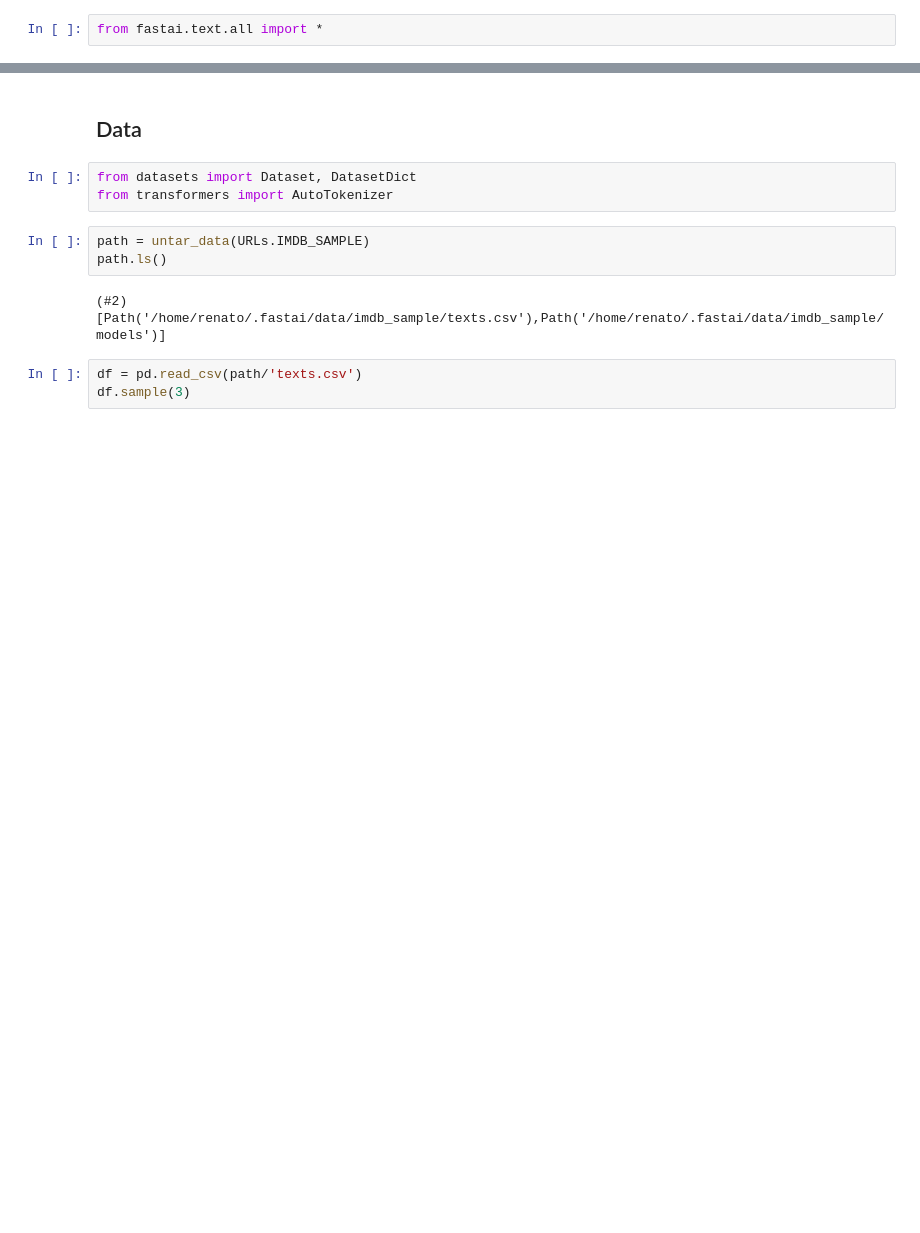
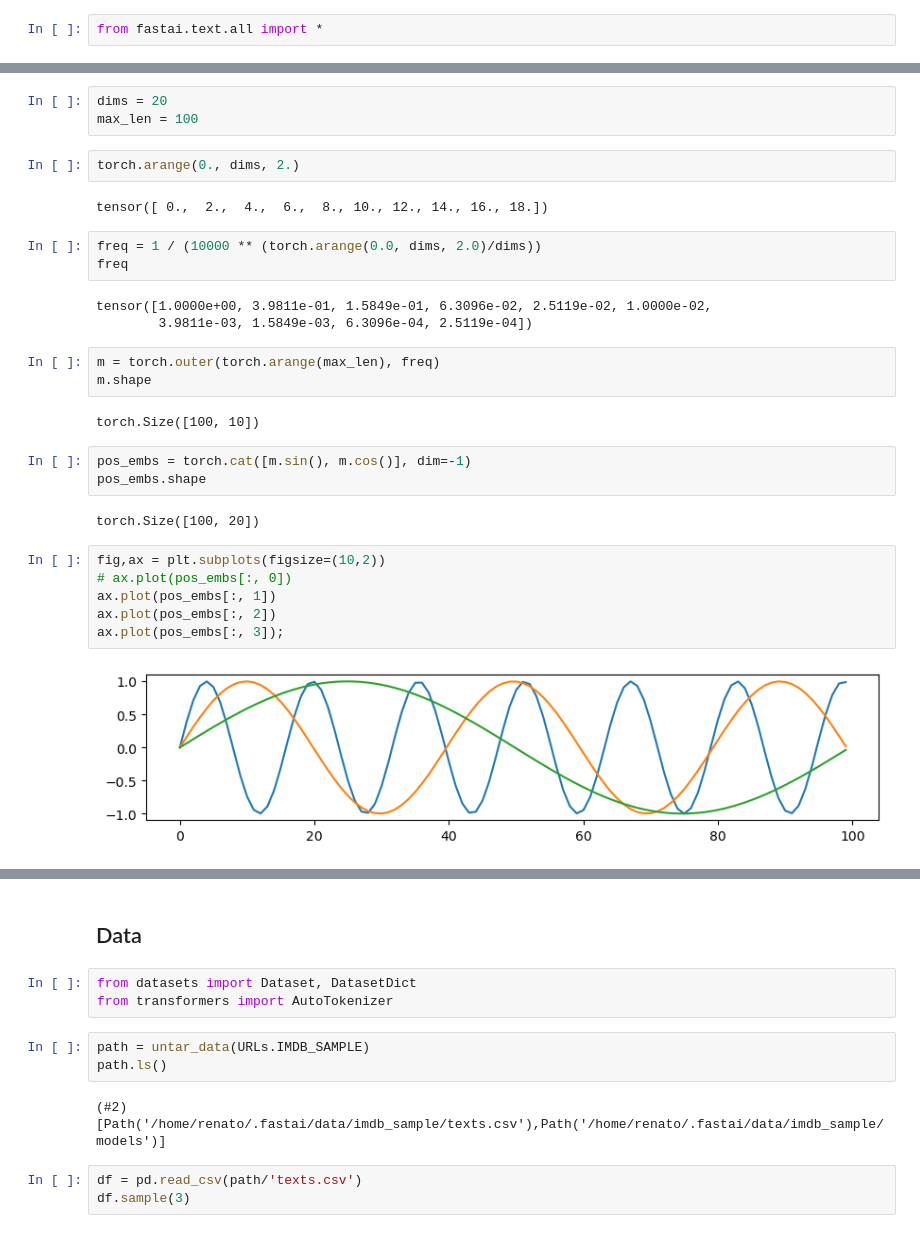
Before and after one commit to renato145/pucp_bootcamp_202401, a Jupyter notebook: nbs/05_transformer.ipynb, the cells around one changed output, grey strips where cells are left out. Saved outputs shown, nothing was run; the diff lists cells and outputs as text; blank space fills up the shorter version.

```diff
--- a/nbs/05_transformer.ipynb
+++ b/nbs/05_transformer.ipynb
@@ -2,0 +11,31 @@ from fastai.text.all import *
+# %%
+dims = 20
+max_len = 100
+# %%
+torch.arange(0., dims, 2.)
+# %% [output]
+tensor([ 0.,  2.,  4.,  6.,  8., 10., 12., 14., 16., 18.])
+# %%
+freq = 1 / (10000 ** (torch.arange(0.0, dims, 2.0)/dims))
+freq
+# %% [output]
+tensor([1.0000e+00, 3.9811e-01, 1.5849e-01, 6.3096e-02, 2.5119e-02, 1.0000e-02,
+        3.9811e-03, 1.5849e-03, 6.3096e-04, 2.5119e-04])
+# %%
+m = torch.outer(torch.arange(max_len), freq)
+m.shape
+# %% [output]
+torch.Size([100, 10])
+# %%
+pos_embs = torch.cat([m.sin(), m.cos()], dim=-1)
+pos_embs.shape
+# %% [output]
+torch.Size([100, 20])
+# %%
+fig,ax = plt.subplots(figsize=(10,2))
+# ax.plot(pos_embs[:, 0])
+ax.plot(pos_embs[:, 1])
+ax.plot(pos_embs[:, 2])
+ax.plot(pos_embs[:, 3]);
+# %% [output]
+[figure, added]
```
Also changed, not shown: parts of 5 cells of this notebook.
